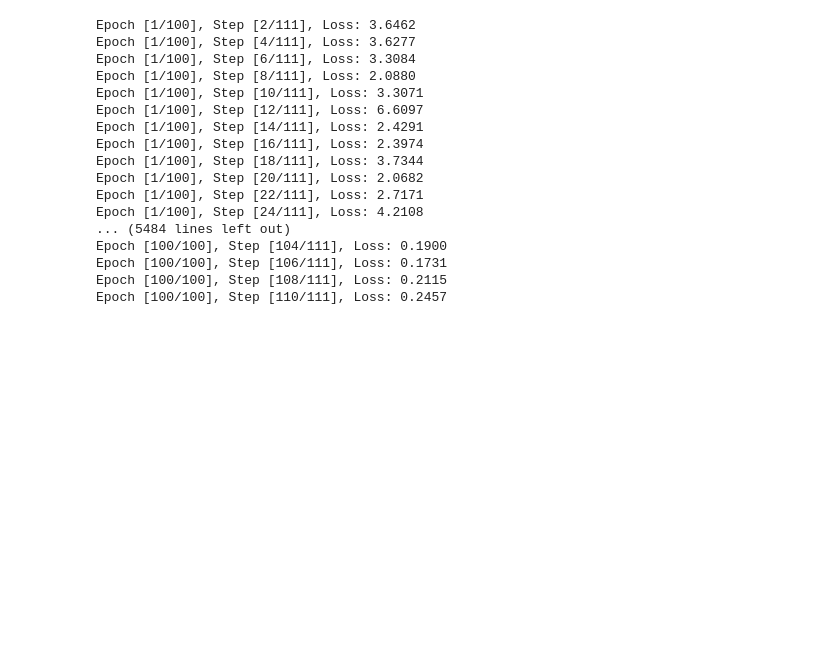
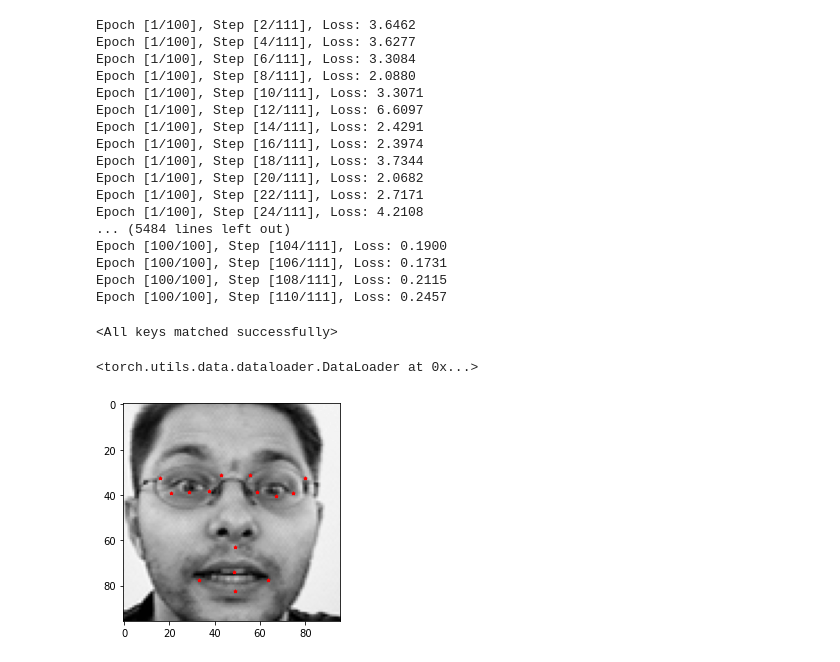
Before and after one commit to mixan-yy/Kaggle_Competitions, a Jupyter notebook: Facial Keypoints Detection/code.ipynb, the cells around one changed output. Saved outputs shown, nothing was run; the diff lists cells and outputs as text; code cells hidden in the pictures; blank space fills up the shorter version.

Commit message:
model testing for submission added

```diff
--- a/Facial Keypoints Detection/code.ipynb
+++ b/Facial Keypoints Detection/code.ipynb
@@ -56,12 +56,12 @@ import torch.optim as optim
 from torch.utils.data import Dataset, DataLoader
 # %%
 X_train = torch.Tensor(images_train).view(-1, 1, 96, 96)
-X_test = torch.Tensor(images_test).view(-1, 1, 96, 96)
+X_test = torch.Tensor(images_test).view(-1, 1, 96, 96).float()
 y_train = torch.Tensor(labels_train)
 # %%
 #train and test dataset
 train_set = torch.utils.data.TensorDataset(X_train, y_train)
-test_set = torch.utils.data.TensorDataset(X_test)
+test_set = torch.utils.data.TensorDataset(X_test, X_test)
 # %%
 #train and test dataloader
 train_loader = torch.utils.data.DataLoader(train_set, batch_size=64, shuffle=True)
@@ -139,0 +147,21 @@ Epoch [100/100], Step [110/111], Loss: 0.2457
+# %%
+#load the trained model
+model = torchvision.models.resnet34(pretrained=True)
+model.conv1 = nn.Conv2d(1, 64, kernel_size=7, stride=2, padding=3, bias=False)
+model.fc = nn.Linear(512, 30)
+model.load_state_dict(torch.load('model.ckpt'))
+# %% [output]
+<All keys matched successfully>
+# %%
+test_loader
+# %% [output]
+<torch.utils.data.dataloader.DataLoader at 0x...>
+# %%
+#test the model and stack the keypoints
+with torch.no_grad():
+    results = []
+    for images, _ in test_loader:
+        images = images
+        outputs = model(images)
+        outputs = outputs.cpu().numpy()
+        results.append(outputs)
@@ -139,0 +170,4 @@ Epoch [100/100], Step [110/111], Loss: 0.2457
+# %%
+plot_figure(images_test[0], outputs[0])
+# %% [output]
+[figure, added]
```
Also changed, not shown: parts of 6 cells of this notebook.
